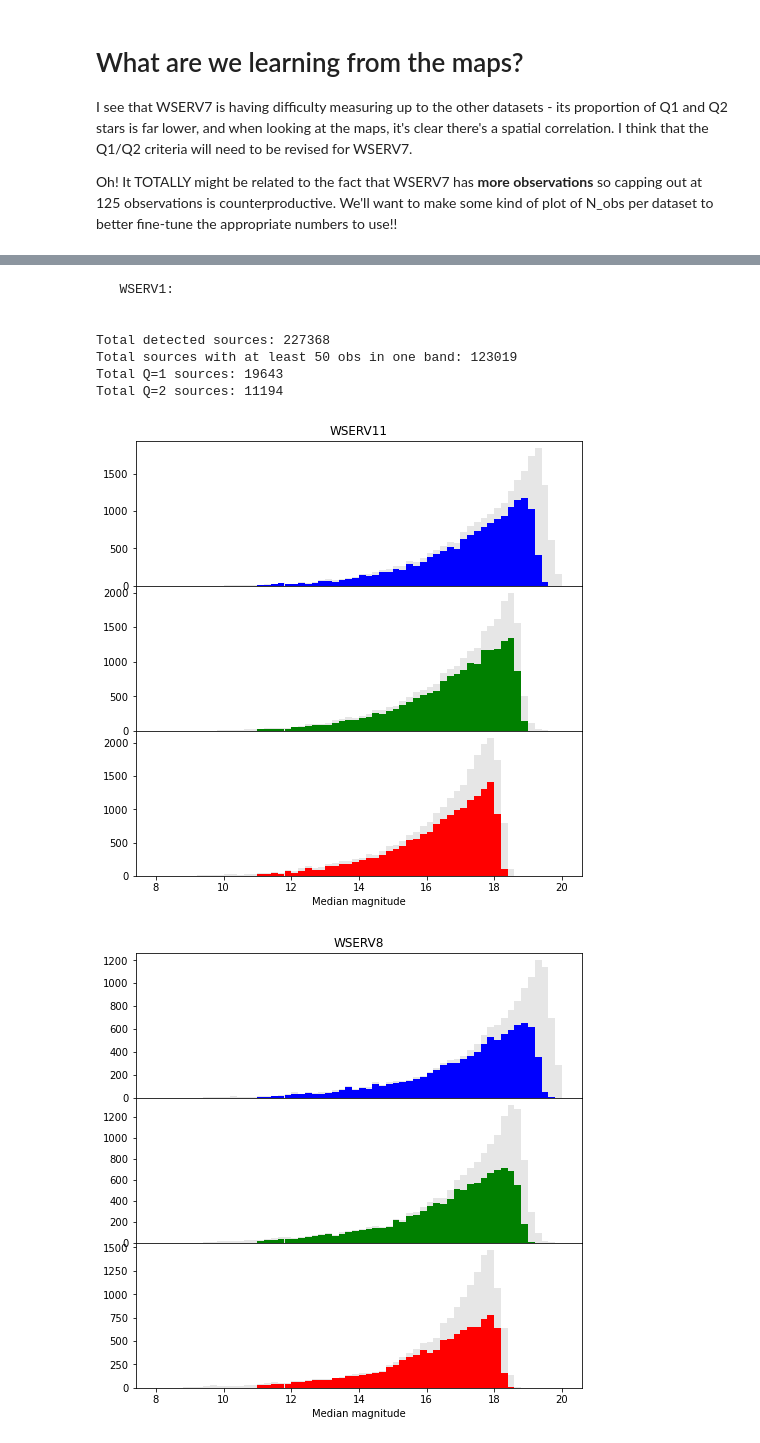
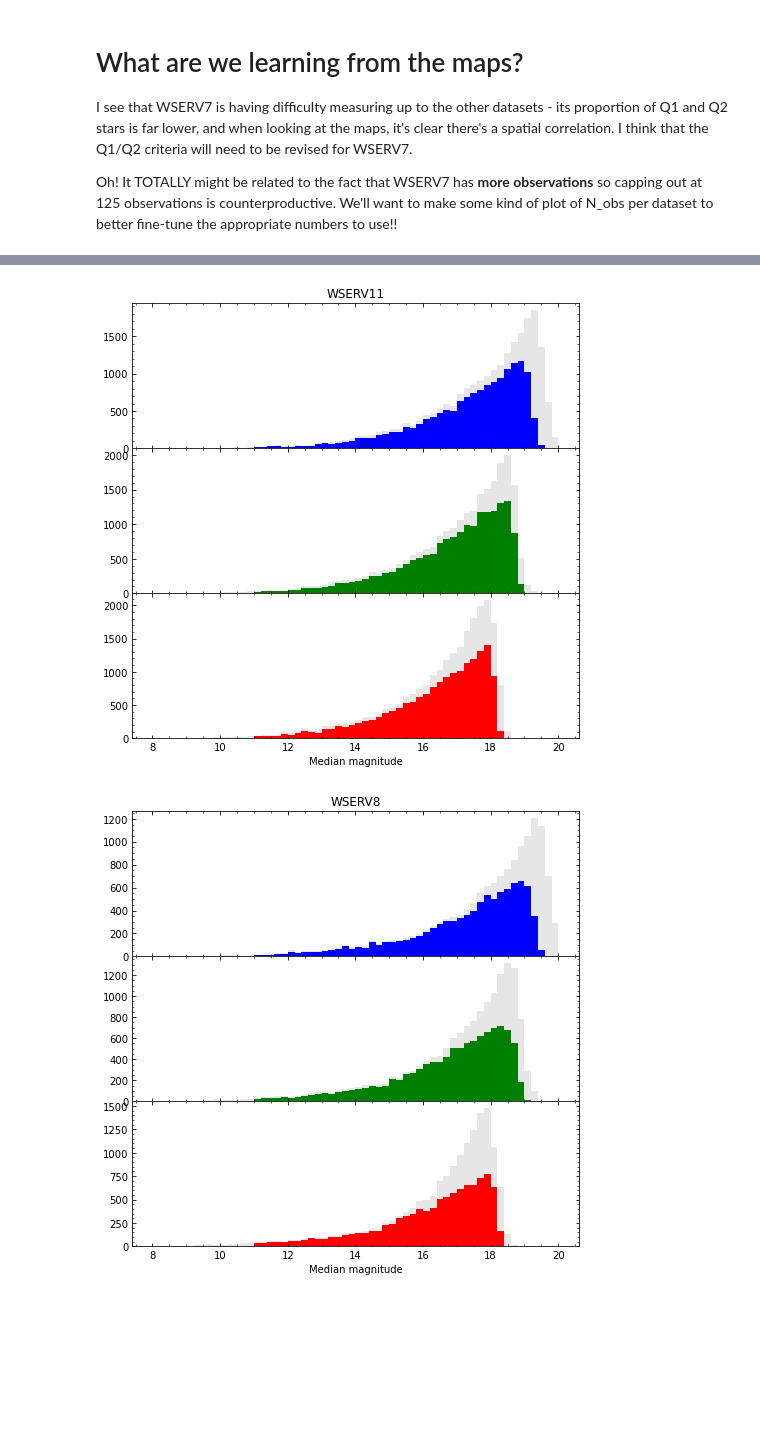
Before and after one commit to tomr-stargazer/Variability_Project_2020, a Jupyter notebook: wuvars/analysis/prototypes/Data Selection Notes - Question 2, applying ONC criteria to other regions.ipynb, the cells around one changed output, grey strips where cells are left out. Cells and saved outputs as stored; diff of their text form; code cells hidden in the pictures; blank space fills up the shorter version.

```diff
--- a/wuvars/analysis/prototypes/Data Selection Notes - Question 2, applying ONC criteria to other regions.ipynb
+++ b/wuvars/analysis/prototypes/Data Selection Notes - Question 2, applying ONC criteria to other regions.ipynb
@@ -389,6 +390,15 @@ for wserv in wserv_ids[::-1]:
     axes[2].set_xlabel("Median magnitude")
     axes[0].set_title(f"WSERV{wserv}")
     plt.subplots_adjust(hspace=0)
+#     axes[2].xaxis.get_ticklocs(minor=True)
+    axes[0].minorticks_on()
+    axes[0].tick_params(right=True, top=True, which='both', direction='in')
+    axes[1].minorticks_on()
+    axes[1].tick_params(right=True, top=True, which='both', direction='in')
+    axes[2].minorticks_on()
+    axes[2].tick_params(right=True, top=True, which='both', direction='in')
+#     axes[0].xaxis.grid(True, which='minor')
+#     axes[0].xaxis.set_minor_locator(MultipleLocator(4))
 # %% [output]
    WSERV11:
 
@@ -421,9 +420,2 @@ Total Q=2 sources: 2436
-   WSERV1:
-
-
-Total detected sources: 227368
-Total sources with at least 50 obs in one band: 123019
-Total Q=1 sources: 19643
-Total Q=2 sources: 11194
-[figure, old version]
+[figure, new version]
-[figure, old version]
+[figure, new version]
```
Also changed, not shown: parts of 10 cells of this notebook, 3 other files.
